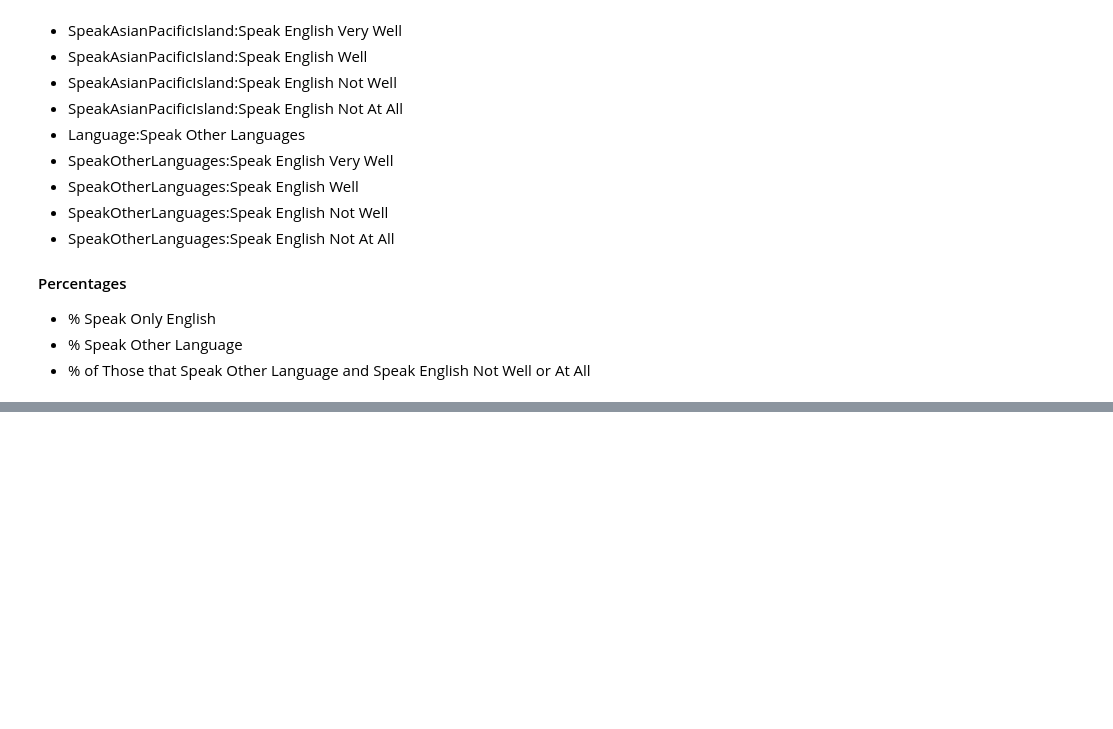
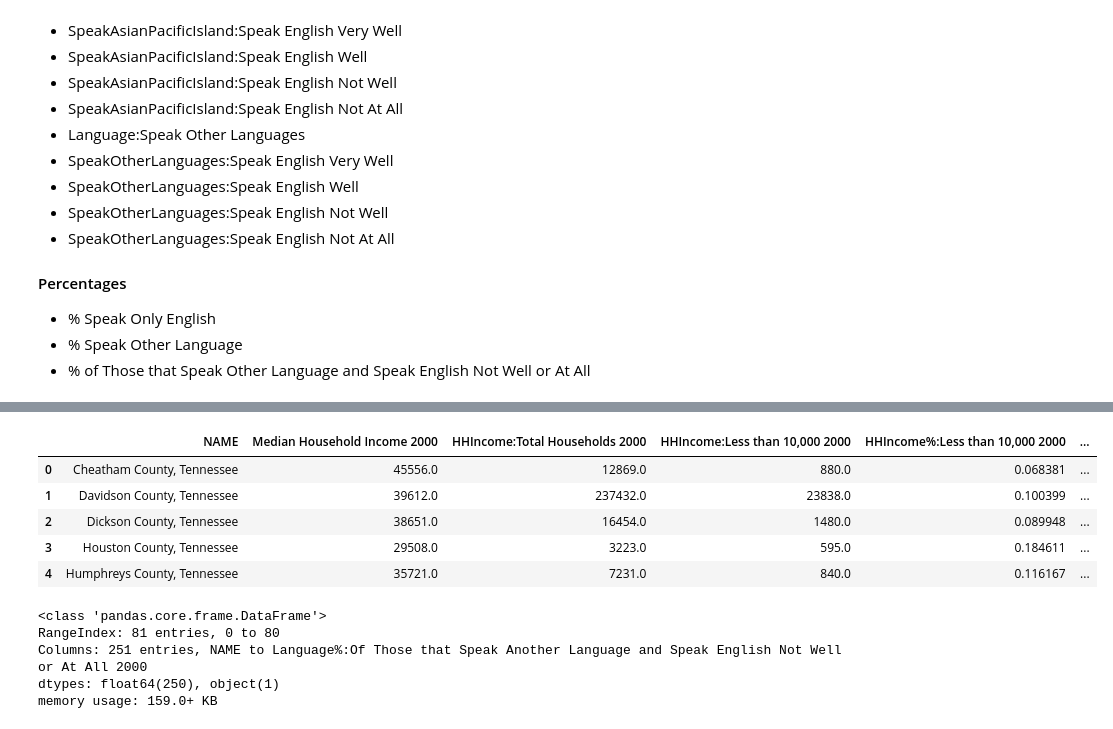
Before and after one commit to Greater-Nashville-Regional-Council/Regional-Planning, a Jupyter notebook: 1. Comprehensive Plans/notebooks/2. Calculations/2. Decennial SF3 2000 Calculations.ipynb, the cells around one changed output, grey strips where cells are left out. Cells and saved outputs as stored; diff of their text form; code cells hidden in the pictures; blank space fills up the shorter version.

```diff
--- a/1. Comprehensive Plans/notebooks/2. Calculations/2. Decennial SF3 2000 Calculations.ipynb
+++ b/1. Comprehensive Plans/notebooks/2. Calculations/2. Decennial SF3 2000 Calculations.ipynb
@@ -810,0 +811,20 @@ data.head()
+# %%
+data = data.set_index('NAME')
+data = data.add_suffix(' 2000')
+data = data.reset_index()
+data.head()
+# %% [output]
+|  | NAME | Median Household Income 2000 | HHIncome:Total Households 2000 | HHIncome:Less than 10,000 2000 | HHIncome%:Less than 10,000 2000 | ... |
+| 0 | Cheatham County, Tennessee | 45556.0 | 12869.0 | 880.0 | 0.068381 | ... |
+| 1 | Davidson County, Tennessee | 39612.0 | 237432.0 | 23838.0 | 0.100399 | ... |
+| 2 | Dickson County, Tennessee | 38651.0 | 16454.0 | 1480.0 | 0.089948 | ... |
+| 3 | Houston County, Tennessee | 29508.0 | 3223.0 | 595.0 | 0.184611 | ... |
+| 4 | Humphreys County, Tennessee | 35721.0 | 7231.0 | 840.0 | 0.116167 | ... |
+# %%
+data.info()
+# %% [output]
+<class 'pandas.core.frame.DataFrame'>
+RangeIndex: 81 entries, 0 to 80
+Columns: 251 entries, NAME to Language%:Of Those that Speak Another Language and Speak English Not Well or At All 2000
+dtypes: float64(250), object(1)
+memory usage: 159.0+ KB
```
Also changed, not shown: parts of 6 cells of this notebook, 15 other files.
